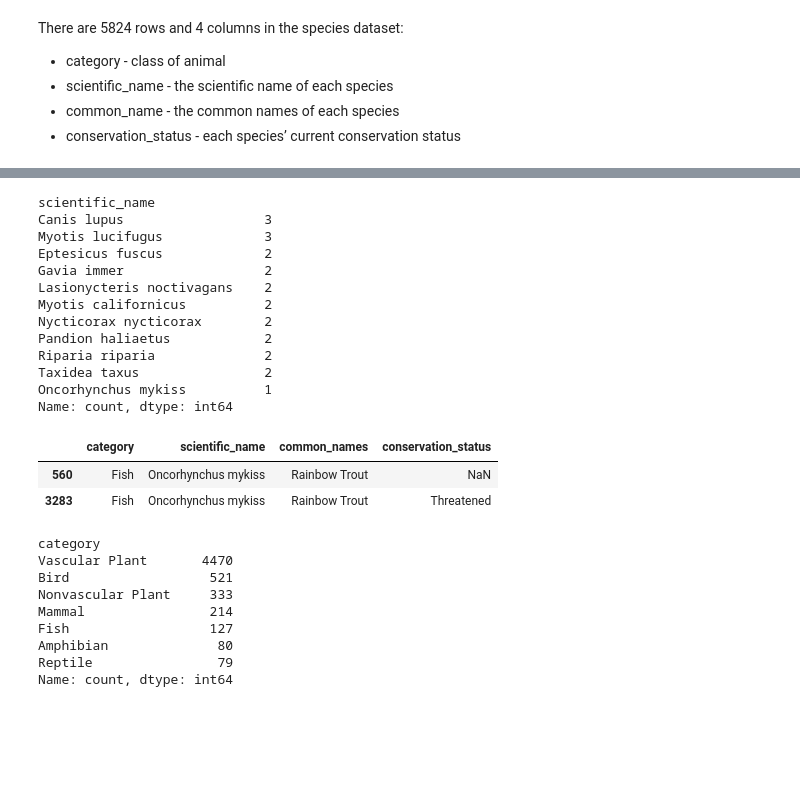
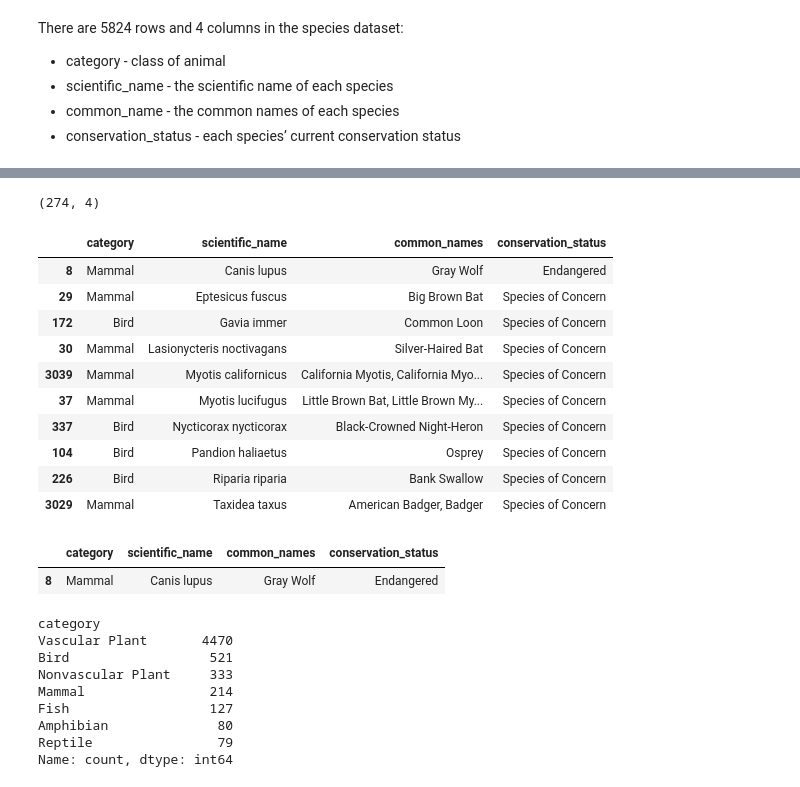
Before and after one commit to 7086600/biodiversity_project, a Jupyter notebook: biodiversity.ipynb, the cells around one changed output, grey strips where cells are left out. Cells and saved outputs as stored; diff of their text form; code cells hidden in the pictures; blank space fills up the shorter version.

Commit message:
investigate the duplicates

```diff
--- a/biodiversity.ipynb
+++ b/biodiversity.ipynb
@@ -107,29 +90,29 @@ species[species[['scientific_name', 'conservation_status']].duplicated(keep=Fals
 # %%
 # checking for dublicates in the 'scientific_name' column
-speciesDubl = species['scientific_name'].duplicated(keep=False)
-speciesDublDf = species[speciesDubl].sort_values('scientific_name')
+speciesDubl = species['scientific_name'].duplicated(keep="last")
+speciesDublDf = species[speciesDubl].sort_values('scientific_name').drop_duplicates(subset='scientific_name', keep='first')
+speciesDublDf.shape
+# %% [output]
+(274, 4)
 # %%
-speciesDublDf[~speciesDublDf['conservation_status'].isna()]['scientific_name'].value_counts()
+speciesDublDf[~speciesDublDf['conservation_status'].isna()]
 # %% [output]
-scientific_name
-Canis lupus                  3
-Myotis lucifugus             3
-Eptesicus fuscus             2
-Gavia immer                  2
-Lasionycteris noctivagans    2
-Myotis californicus          2
-Nycticorax nycticorax        2
-Pandion haliaetus            2
-Riparia riparia              2
-Taxidea taxus                2
-Oncorhynchus mykiss          1
-Name: count, dtype: int64
+|  | category | scientific_name | common_names | conservation_status |
+| 8 | Mammal | Canis lupus | Gray Wolf | Endangered |
+| 29 | Mammal | Eptesicus fuscus | Big Brown Bat | Species of Concern |
+| 172 | Bird | Gavia immer | Common Loon | Species of Concern |
+| 30 | Mammal | Lasionycteris noctivagans | Silver-Haired Bat | Species of Concern |
+| 3039 | Mammal | Myotis californicus | California Myotis, California Myo... | Species of Concern |
+| 37 | Mammal | Myotis lucifugus | Little Brown Bat, Little Brown My... | Species of Concern |
+| 337 | Bird | Nycticorax nycticorax | Black-Crowned Night-Heron | Species of Concern |
+| 104 | Bird | Pandion haliaetus | Osprey | Species of Concern |
+| 226 | Bird | Riparia riparia | Bank Swallow | Species of Concern |
+| 3029 | Mammal | Taxidea taxus | American Badger, Badger | Species of Concern |
-# %%
-species[species['scientific_name']=='Oncorhynchus mykiss']
-# %% [output]
-|  | category | scientific_name | common_names | conservation_status |
-| 560 | Fish | Oncorhynchus mykiss | Rainbow Trout | NaN |
-| 3283 | Fish | Oncorhynchus mykiss | Rainbow Trout | Threatened |
+# %%
+speciesDublDf[speciesDublDf['scientific_name']=='Canis lupus']
+# %% [output]
+|  | category | scientific_name | common_names | conservation_status |
+| 8 | Mammal | Canis lupus | Gray Wolf | Endangered |
 # %%
 # counting the number of values in the 'category' column
 species['category'].value_counts()
```
Also changed, not shown: parts of 1 cell of this notebook.
